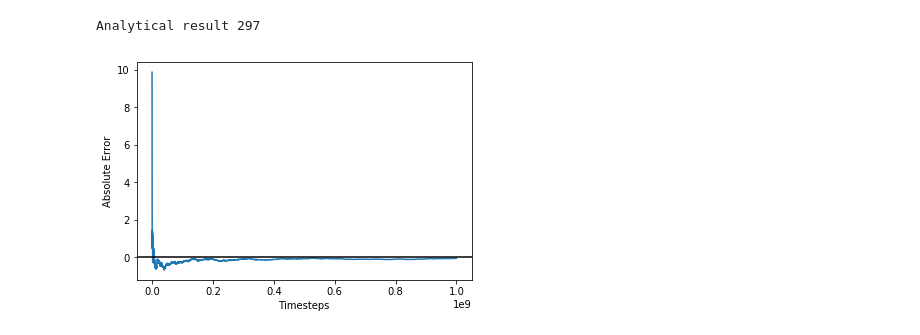
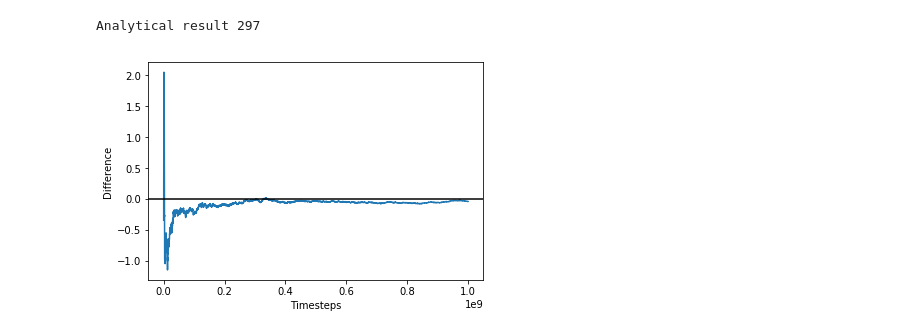
Before and after one commit to ocatias/LCMC_Sim, a Jupyter notebook: ErrorAnalysis.ipynb, the cells around one changed output. Drawn from its saved outputs; the diff is of its cells as text; code cells hidden in the pictures.

```diff
--- a/ErrorAnalysis.ipynb
+++ b/ErrorAnalysis.ipynb
@@ -9,7 +9,7 @@ from mpl_toolkits.mplot3d import Axes3D
 from IPython.display import set_matplotlib_formats
 set_matplotlib_formats('png', 'pdf')
 # %%
-file_path = 'Output/excludedVolume2.txt'
+file_path = 'Output/excludedVolume.txt'
 file = open(file_path)
 lines = [line.rstrip('\n') for line in file]
 
@@ -23,14 +23,14 @@ for line in lines:
 # %%
 print('Analytical result 297')
 
 plt.plot(T, error)
 plt.axhline(0, color='black')
 plt.xlabel('Timesteps')
-plt.ylabel('Absolute Error')
+plt.ylabel('Difference')
 plt.savefig('error.pdf')
 # %% [output]
 Analytical result 297
-[figure, old version]
+[figure, new version]
 # %%
 #FILES
 #EVRGauss.txt
```
Also changed, not shown: parts of 2 cells of this notebook, 7 other files.
